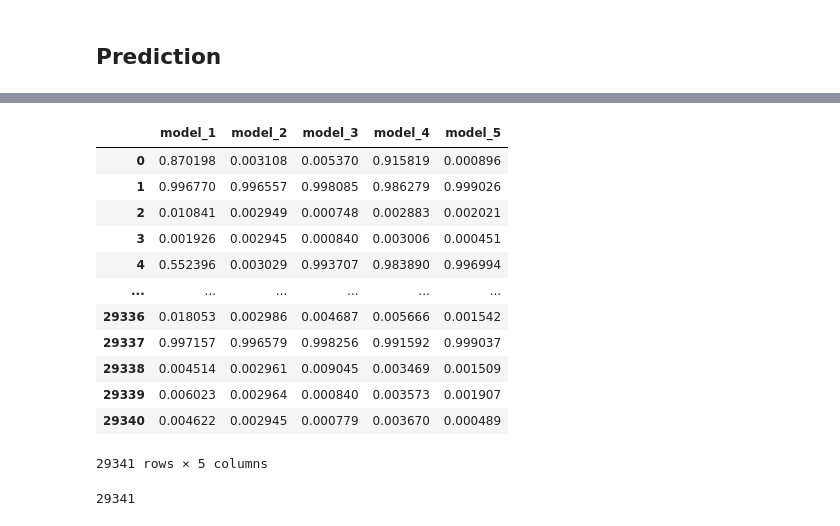
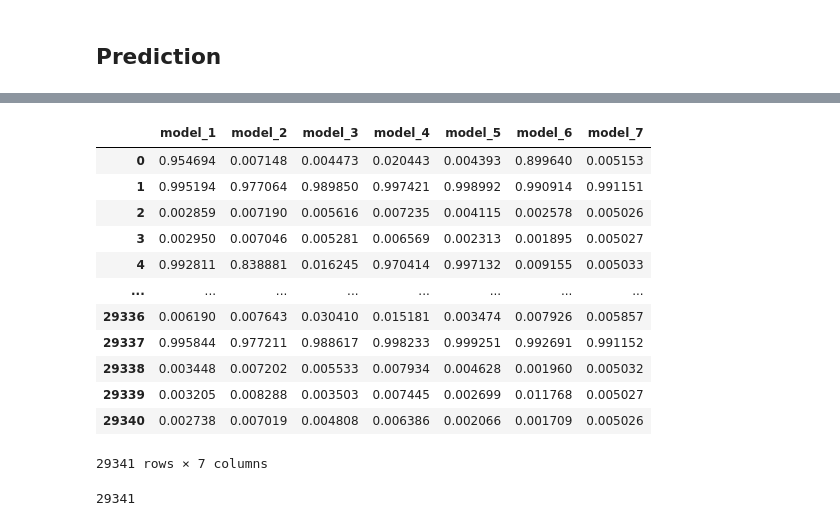
Before and after one commit to maglili/ai_cup-movie_comment, a Jupyter notebook: nn_ensemble.ipynb, the cells around one changed output, grey strips where cells are left out. Cells and saved outputs as stored; diff of their text form; code cells hidden in the pictures.

```diff
--- a/nn_ensemble.ipynb
+++ b/nn_ensemble.ipynb
@@ -1057,28 +1540,30 @@ df5 = pd.read_csv(
 # %%
 test = pd.DataFrame(
     {
         "model_1": df1["sentiment"],
         "model_2": df2["sentiment"],
         "model_3": df3["sentiment"],
         "model_4": df4["sentiment"],
         "model_5": df5["sentiment"],
+        "model_6": df6["sentiment"],
+        "model_7": df7["sentiment"],
     }
 )
 test
 # %% [output]
-|  | model_1 | model_2 | model_3 | model_4 | model_5 |
-| 0 | 0.870198 | 0.003108 | 0.005370 | 0.915819 | 0.000896 |
-| 1 | 0.996770 | 0.996557 | 0.998085 | 0.986279 | 0.999026 |
-| 2 | 0.010841 | 0.002949 | 0.000748 | 0.002883 | 0.002021 |
-| 3 | 0.001926 | 0.002945 | 0.000840 | 0.003006 | 0.000451 |
-| 4 | 0.552396 | 0.003029 | 0.993707 | 0.983890 | 0.996994 |
-| ... | ... | ... | ... | ... | ... |
-| 29336 | 0.018053 | 0.002986 | 0.004687 | 0.005666 | 0.001542 |
-| 29337 | 0.997157 | 0.996579 | 0.998256 | 0.991592 | 0.999037 |
-| 29338 | 0.004514 | 0.002961 | 0.009045 | 0.003469 | 0.001509 |
-| 29339 | 0.006023 | 0.002964 | 0.000840 | 0.003573 | 0.001907 |
-| 29340 | 0.004622 | 0.002945 | 0.000779 | 0.003670 | 0.000489 |
+|  | model_1 | model_2 | model_3 | model_4 | model_5 | model_6 | model_7 |
+| 0 | 0.954694 | 0.007148 | 0.004473 | 0.020443 | 0.004393 | 0.899640 | 0.005153 |
+| 1 | 0.995194 | 0.977064 | 0.989850 | 0.997421 | 0.998992 | 0.990914 | 0.991151 |
+| 2 | 0.002859 | 0.007190 | 0.005616 | 0.007235 | 0.004115 | 0.002578 | 0.005026 |
+| 3 | 0.002950 | 0.007046 | 0.005281 | 0.006569 | 0.002313 | 0.001895 | 0.005027 |
+| 4 | 0.992811 | 0.838881 | 0.016245 | 0.970414 | 0.997132 | 0.009155 | 0.005033 |
+| ... | ... | ... | ... | ... | ... | ... | ... |
+| 29336 | 0.006190 | 0.007643 | 0.030410 | 0.015181 | 0.003474 | 0.007926 | 0.005857 |
+| 29337 | 0.995844 | 0.977211 | 0.988617 | 0.998233 | 0.999251 | 0.992691 | 0.991152 |
+| 29338 | 0.003448 | 0.007202 | 0.005533 | 0.007934 | 0.004628 | 0.001960 | 0.005032 |
+| 29339 | 0.003205 | 0.008288 | 0.003503 | 0.007445 | 0.002699 | 0.011768 | 0.005027 |
+| 29340 | 0.002738 | 0.007019 | 0.004808 | 0.006386 | 0.002066 | 0.001709 | 0.005026 |
-29341 rows × 5 columns
+29341 rows × 7 columns
 # %%
 class Data(Dataset):
     # Constructor
```
Also changed, not shown: parts of 36 cells of this notebook, 31 other files.
